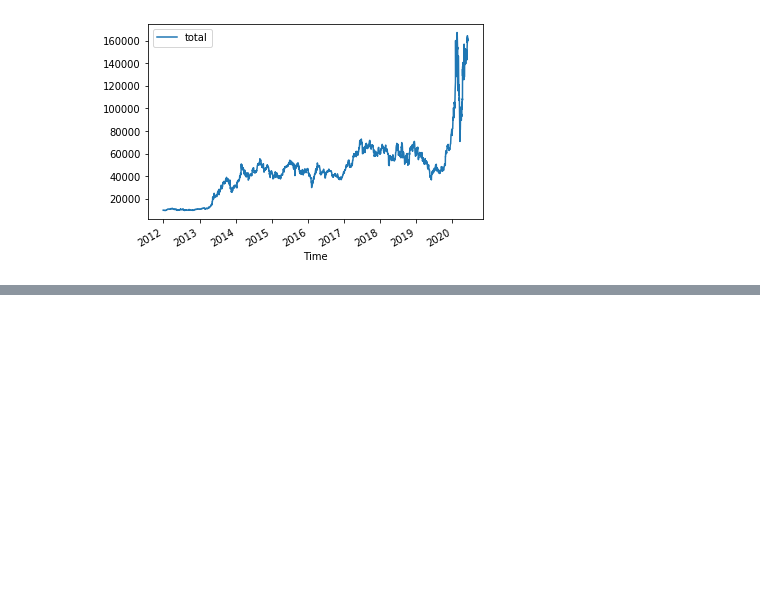
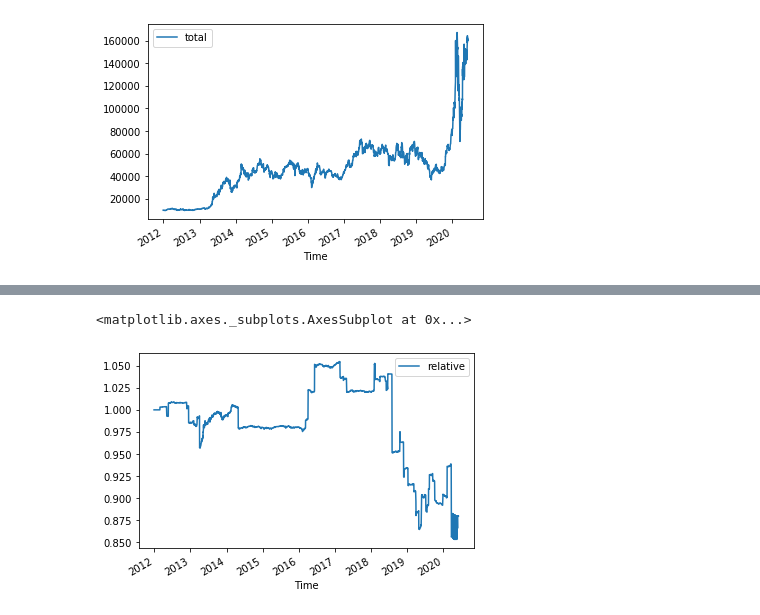
Before and after one commit to JFCherry/Insight-Data-Science-Project, a Jupyter notebook: notebooks/trading_strategy_tester.ipynb, the cells around one changed output, grey strips where cells are left out. Cells and saved outputs as stored; diff of their text form; code cells hidden in the pictures; blank space fills up the shorter version.

```diff
--- a/notebooks/trading_strategy_tester.ipynb
+++ b/notebooks/trading_strategy_tester.ipynb
@@ -362,0 +405,5 @@ TypeError: cannot perform __truediv__ with this index type: DatetimeArray
+# %%
+strat_df.plot(x='Time',y='relative')
+# %% [output]
+<matplotlib.axes._subplots.AxesSubplot at 0x...>
+[figure, added]
```
Also changed, not shown: parts of 52 cells of this notebook, 2 other files.
